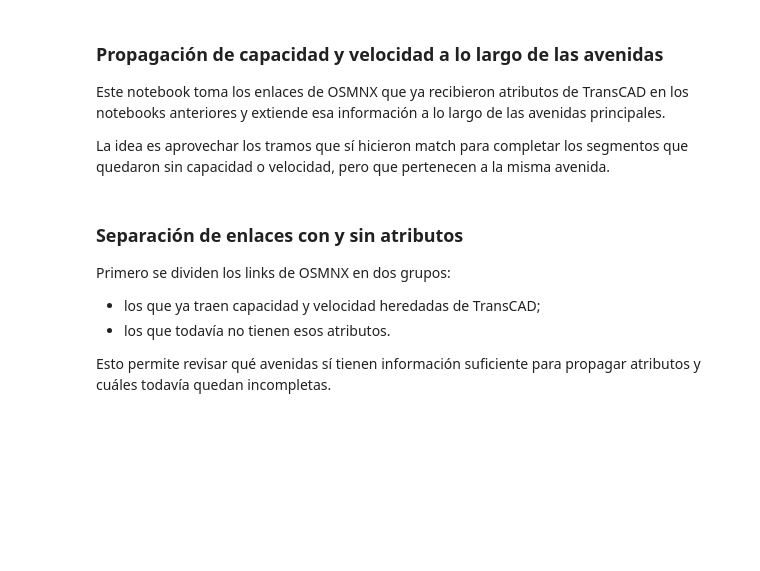
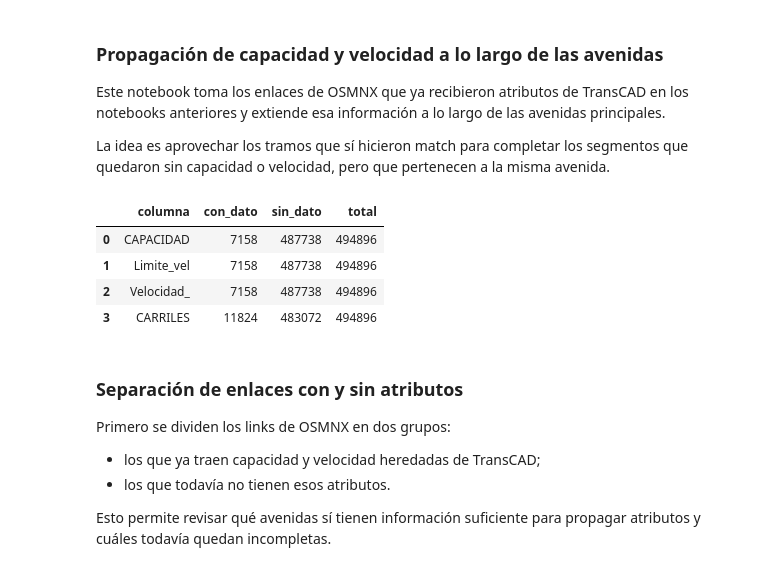
Before and after one commit to CentroFuturoCiudades/red-vial-guadalajara, a Jupyter notebook: Updating Network/03_propagar_cap_vel_a_lo_largo.ipynb, the cells around one changed output. Cells and saved outputs as stored; diff of their text form; code cells hidden in the pictures; blank space fills up the shorter version.

```diff
--- a/Updating Network/03_propagar_cap_vel_a_lo_largo.ipynb
+++ b/Updating Network/03_propagar_cap_vel_a_lo_largo.ipynb
@@ -23,3 +24,20 @@ v0 = "Limite_vel"
+# %%
+cols = ["CAPACIDAD", "Limite_vel", "Velocidad_", "CARRILES"]
+
+conteo = pd.DataFrame({
+    "columna": cols,
+    "con_dato": [osm_links[c].notna().sum() for c in cols],
+    "sin_dato": [osm_links[c].isna().sum() for c in cols],
+    "total": [len(osm_links)] * len(cols)
+})
+
+conteo
+# %% [output]
+|  | columna | con_dato | sin_dato | total |
+| 0 | CAPACIDAD | 7158 | 487738 | 494896 |
+| 1 | Limite_vel | 7158 | 487738 | 494896 |
+| 2 | Velocidad_ | 7158 | 487738 | 494896 |
+| 3 | CARRILES | 11824 | 483072 | 494896 |
 # %% [markdown]
 ### Separación de enlaces con y sin atributos
 
```
Also changed, not shown: parts of 1 cell of this notebook, 3 other files.
